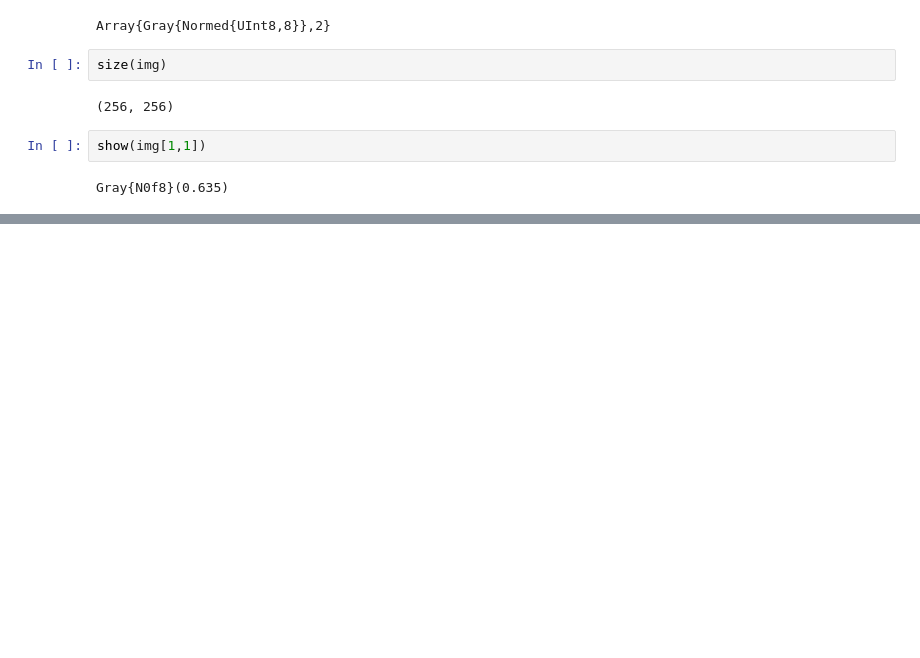
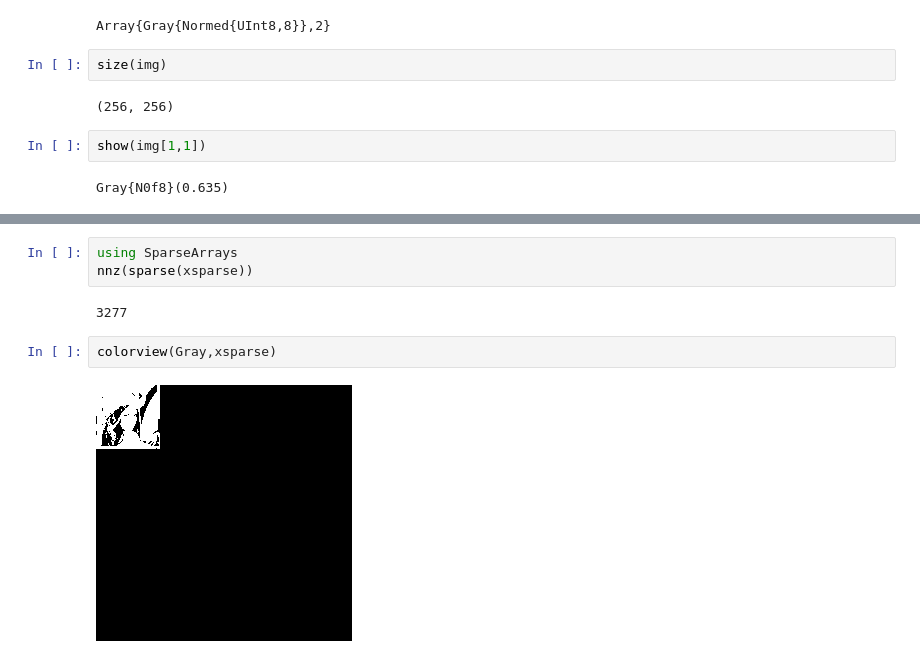
Before and after one commit to ivanslapnicar/GIAN-Applied-NLA-Course, a Jupyter notebook: src/Module C - Applications/L15 Compressive Sensing.ipynb, the cells around one changed output, grey strips where cells are left out. Drawn from its saved outputs; the diff is of its cells as text; blank space fills up the shorter version.

```diff
--- a/src/Module C - Applications/L15 Compressive Sensing.ipynb
+++ b/src/Module C - Applications/L15 Compressive Sensing.ipynb
@@ -695,0 +836,9 @@ img=imresize(img,ratio=1/4)
+# %%
+using SparseArrays
+nnz(sparse(xsparse))
+# %% [output]
+3277
+# %%
+colorview(Gray,xsparse)
+# %% [output]
+[figure, added]
```
Also changed, not shown: parts of 94 cells of this notebook, 1 other file.
